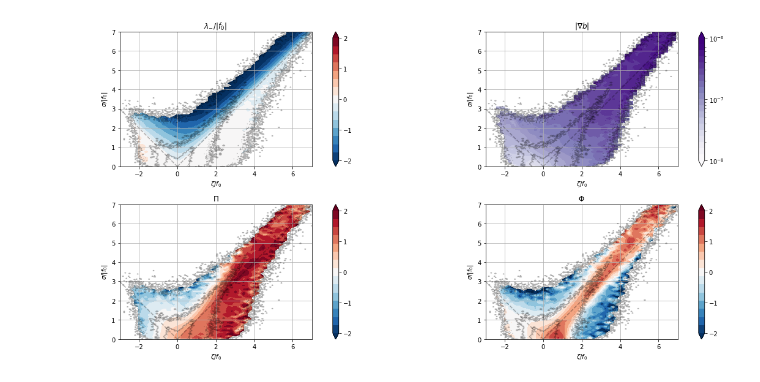
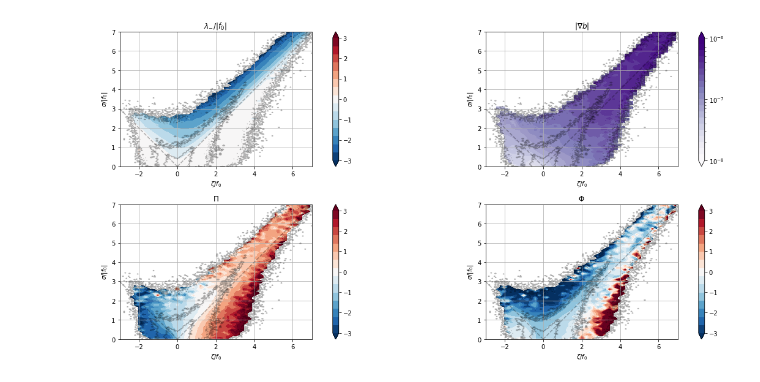
Before and after one commit to dhruvbalwada/vorticity-strain-conditioning, a Jupyter notebook: notebooks/fig6.ipynb, the cells around one changed output. Drawn from its saved outputs; the diff is of its cells as text; code cells hidden in the pictures.

```diff
--- a/notebooks/fig6.ipynb
+++ b/notebooks/fig6.ipynb
@@ -150,6 +111,6 @@ Coordinates:
 # %%
-fq_geo_sel0 = fq_geo.sel(YC=slice(ybound,2e6-ybound)).sel(Z=-50, method='nearest')
-fq_geo_sel1 = xr.where(fq_geo_sel0>4, 0, fq_geo_sel0)
-fq_geo_sel2 = xr.where(fq_geo_sel1<-20, 0, fq_geo_sel1)
-hist01_fqgeo = histogram(vort_01_0,strain_01_0, weights=fq_geo_sel2, dim = ['XC','YC'], bins=[vortband01new,strainband01new])
-hist01_fqgeo.load()
+fq_sel0 = fq.sel(YC=slice(ybound,2e6-ybound)).sel(Z=-50, method='nearest')
+fq_sel1 = xr.where(fq_sel0>20, 20 , fq_sel0)
+fq_sel2 = xr.where(fq_sel1<-20, -20, fq_sel1)
+hist01_fq = histogram(vort_01_0,strain_01_0, weights=fq_sel2, dim = ['XC','YC'], bins=[vortband01new,strainband01new])
+hist01_fq.load();
@@ -174,6 +117,6 @@ Coordinates:
 # %%
-Lq_geo_sel0 = Lq_geo.sel(YC=slice(ybound,2e6-ybound)).sel(Z=-50, method='nearest')
-Lq_geo_sel1 = xr.where(Lq_geo_sel0>4, 0, Lq_geo_sel0)
-Lq_geo_sel2 = xr.where(Lq_geo_sel1<-20, 0, Lq_geo_sel1)
-hist01_Lqgeo = histogram(vort_01_0,strain_01_0, weights=Lq_geo_sel2, dim = ['XC','YC'], bins=[vortband01new,strainband01new])
-hist01_Lqgeo.load()
+Lq_sel0 = Lq.sel(YC=slice(ybound,2e6-ybound)).sel(Z=-50, method='nearest')
+Lq_sel1 = xr.where(Lq_sel0>20, 20, Lq_sel0)
+Lq_sel2 = xr.where(Lq_sel1<-20, -20, Lq_sel1)
+hist01_Lq = histogram(vort_01_0,strain_01_0, weights=Lq_sel2, dim = ['XC','YC'], bins=[vortband01new,strainband01new])
+hist01_Lq.load();
@@ -225,0 +133,2 @@ Coordinates:
+# %%
+plt.rcParams.update({'font.size': 16})
@@ -229,15 +242,15 @@ fig, ax = plt.subplots(2,2, figsize=(18,8))
 
 tempJpdf01 = (1/(binbox01new*girbNums01)*(hist01new.rename('')).mean(dim='time'))
 
-levels_norm_vars = np.linspace(-2,2,16)
+levels_norm_vars = np.linspace(-3,3,16)
 
 hist01_lambda_test = xr.where(tempJpdf01<1e-5,np.nan,hist01_lambda)
 
 im02 = ax[0,0].contourf(hist01new.vort1_0_bin, hist01new.strain1_0_bin, ((hist01_lambda_test)/hist01new).mean(dim='time').T,
-             levels = levels_norm_vars, vmax=2, vmix=-2, cmap='RdBu_r',extend='both', rasterized=True)
+             levels = levels_norm_vars, vmax=3, vmix=-3, cmap='RdBu_r',extend='both', rasterized=True)
 
 h02 = fig.colorbar(im02, ax=ax[0,0])
-h02.set_ticks([-2, -1, 0, 1, 2])
+h02.set_ticks([-3, -2, -1, 0, 1, 2, 3])
 #h02.set_ticks([-2, -1.2, -0.4, 0.4, 1.2, 2])
 #h02.ax.set_ticklabels([-2, -1.2, -0.4, 0.4, 1.2, 2])
 ax[0,0].set_aspect('equal')
@@ -254,11 +267,11 @@ ax[0,0].set_xlim(-3,7)
 ax[0,0].grid()
 
 
-hist01_fqgeo_test = xr.where(tempJpdf01<1e-5,np.nan,hist01_fqgeo)
+hist01_fqgeo_test = xr.where(tempJpdf01<1e-5,np.nan,hist01_fq)
 im00 = ax[1,0].contourf(hist01new.vort1_0_bin, hist01new.strain1_0_bin, ((hist01_fqgeo_test)/hist01new).mean(dim='time').T,
-             levels = levels_norm_vars, vmax=2, vmix=-2, cmap='RdBu_r',extend='both', rasterized=True)
+             levels = levels_norm_vars, vmax=3, vmix=-3, cmap='RdBu_r',extend='both', rasterized=True)
 h00 = fig.colorbar(im00, ax=ax[1,0])
-h00.set_ticks([-2, -1, 0, 1, 2])
+h00.set_ticks([-3, -2, -1, 0, 1, 2, 3])
 ax[1,0].set_aspect('equal')
 ax[1,0].contour(np.linspace(-7, 7, 239), np.linspace(.5e-3, 7, 239), ((1**2)/(binbox01old*2000*1000)*hist01.mean(dim='time').T), levels=[1e-5], colors='k', alpha=.3)
 ax[1,0].contour(np.linspace(-7, 7, 239), np.linspace(.5e-3, 7, 239), ((5**2)/(binbox01old*2000*1000)*hist05.mean(dim='time').T), levels=[1e-5],colors ='k', alpha=.3)
@@ -274,11 +287,11 @@ ax[1,0].grid()
 
 
 
-hist01_Lqgeo_test = xr.where(tempJpdf01<1e-5,np.nan,hist01_Lqgeo)
+hist01_Lqgeo_test = xr.where(tempJpdf01<1e-5,np.nan,hist01_Lq)
 im01 = ax[1,1].contourf(hist01new.vort1_0_bin, hist01new.strain1_0_bin, ((hist01_Lqgeo_test)/hist01new).mean(dim='time').T,
-             levels = levels_norm_vars, vmax=2, vmix=-2, cmap='RdBu_r', extend='both', rasterized=True)
+             levels = levels_norm_vars, vmax=3, vmix=-3, cmap='RdBu_r', extend='both', rasterized=True)
 h01 = fig.colorbar(im01, ax=ax[1,1])
-h01.set_ticks([-2, -1, 0, 1, 2])
+h01.set_ticks([-3, -2, -1, 0, 1, 2, 3])
 ax[1,1].set_aspect('equal')
 ax[1,1].contour(np.linspace(-7, 7, 239), np.linspace(.5e-3, 7, 239), ((1**2)/(binbox01old*2000*1000)*hist01.mean(dim='time').T), levels=[1e-5], colors='k', alpha=.3)
 ax[1,1].contour(np.linspace(-7, 7, 239), np.linspace(.5e-3, 7, 239), ((5**2)/(binbox01old*2000*1000)*hist05.mean(dim='time').T), levels=[1e-5],colors ='k', alpha=.3)
@@ -299,31 +312,31 @@ ax[1,1].grid()
 
 hist01_gfmsel_test = xr.where(tempJpdf01<1e-5,np.nan,hist01_gfmsel)
 im11 = ax[0,1].pcolormesh(hist01new.vort1_0_bin, hist01new.strain1_0_bin, ((hist01_gfmsel_test)/hist01new).mean(dim='time').T,
              vmax=1e-6,norm=cols.SymLogNorm(1e-8), cmap='Purples', rasterized=True)
 
 im11 = ax[0,1].contourf(hist01new.vort1_0_bin, hist01new.strain1_0_bin, ((hist01_gfmsel_test)/hist01new).mean(dim='time').T,
              levels = np.logspace(-8, -6, 21),#[1e-8,3e-8, 5e-8, 8e-8, 1e-7, 3e-7, 5e-7],
 #                         levels = [1e-7, 2.5e-7, 5e-7, 7.5e-7, 1e-6],
                         norm=colors.LogNorm(vmin=1e-8, vmax=0.75e-6),
                         cmap='Purples',extend='both', rasterized=True)
 
 h11 = fig.colorbar(im11, ax=ax[0,1])
 h11.set_ticks([1e-8, 1e-7, 1e-6])
 ax[0,1].set_aspect('equal')
 ax[0,1].contour(np.linspace(-7, 7, 239), np.linspace(.5e-3, 7, 239), ((1**2)/(binbox01old*2000*1000)*hist01.mean(dim='time').T), levels=[1e-5], colors='k', alpha=.3)
 ax[0,1].contour(np.linspace(-7, 7, 239), np.linspace(.5e-3, 7, 239), ((5**2)/(binbox01old*2000*1000)*hist05.mean(dim='time').T), levels=[1e-5],colors ='k', alpha=.3)
 ax[0,1].contour(np.linspace(-7, 7, 239), np.linspace(.5e-3, 7, 239),((20**2)/(binbox01old*2000*1000)*hist20.mean(dim='time').T), levels=[1e-5],colors ='k', alpha=.3)
 ax[0,1].set_title('$|\\nabla b|$', color='k')
 ax[0,1].plot(np.linspace(0,-7,29),np.linspace(0,7,29),'k--',alpha=.3)
 ax[0,1].plot(np.linspace(0,7),np.linspace(0,7),'k--',alpha=.3)
 ax[0,1].set_xlabel('$\zeta/f_0$')
 ax[0,1].set_ylabel('$\sigma/|f_0|$')
 ax[0,1].set_ylim(0,7)
 ax[0,1].set_xlim(-3,7)
 ax[0,1].grid()
 
 
 plt.tight_layout()
 # plt.savefig("fig5-2.pdf", bbox_inches = "tight")
 # %% [output]
-[figure, old version]
+[figure, new version]
```
Also changed, not shown: parts of 10 cells of this notebook.
